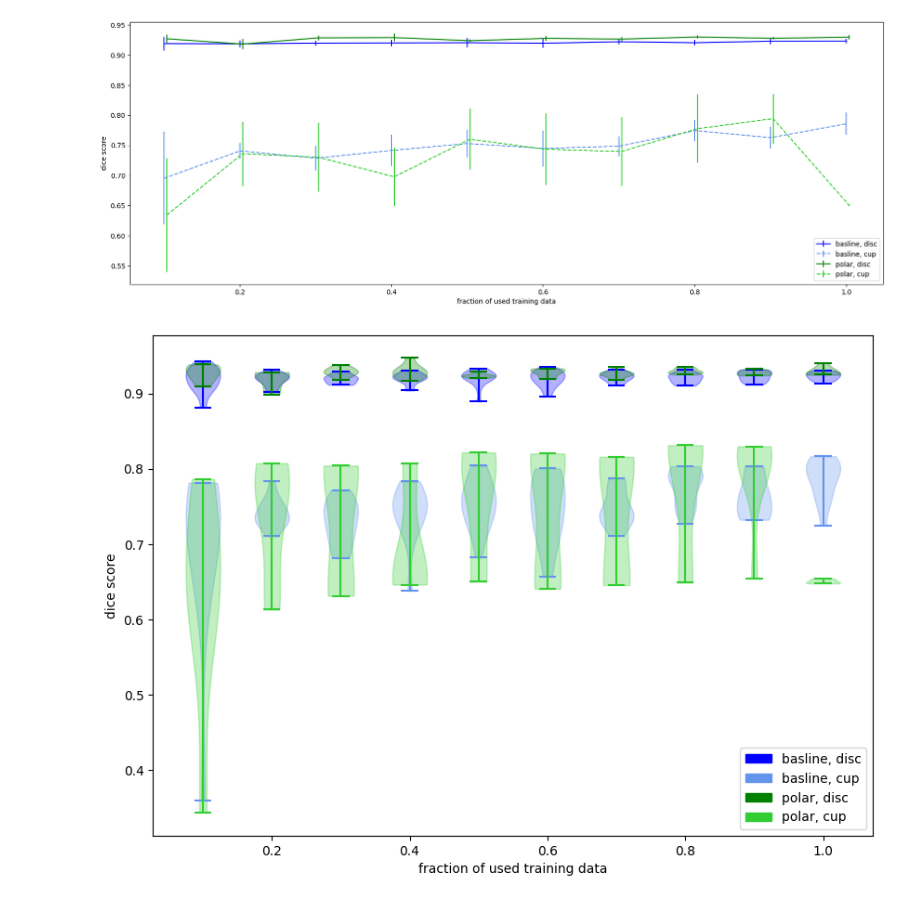
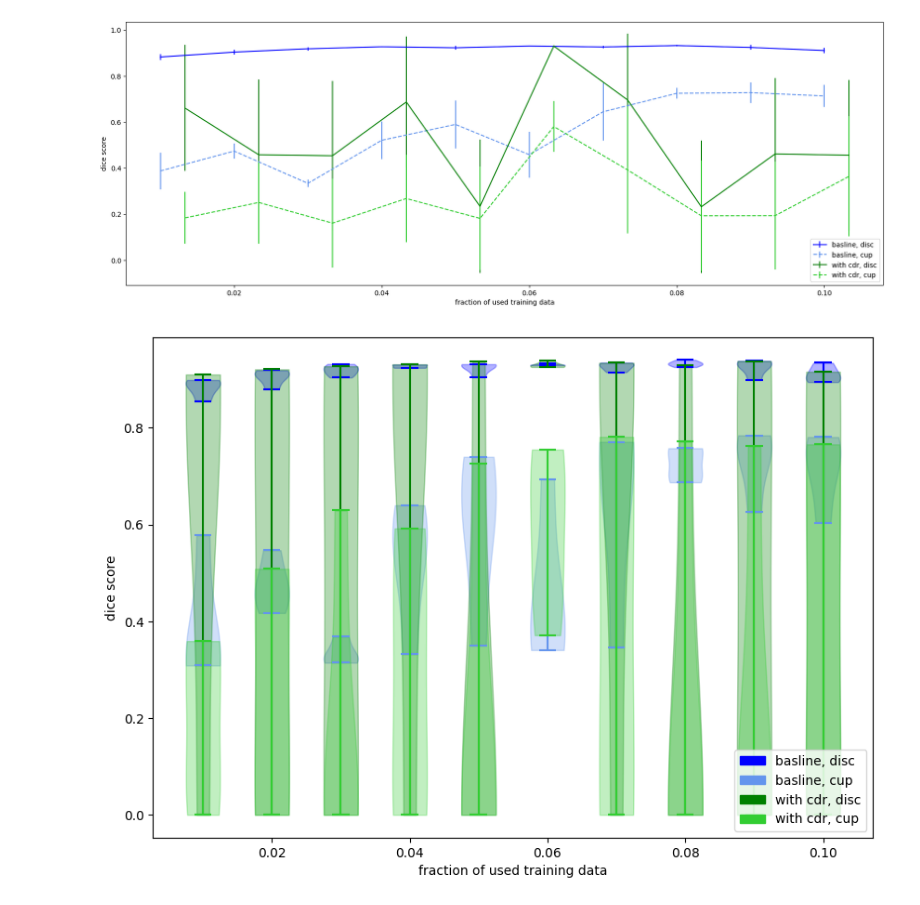
Before and after one commit to mo1333/anatomically_coherent_segmentation, a Jupyter notebook: evaluation_of_data_shortage.ipynb, the cells around one changed output. Cells and saved outputs as stored; diff of their text form; code cells hidden in the pictures.

```diff
--- a/evaluation_of_data_shortage.ipynb
+++ b/evaluation_of_data_shortage.ipynb
@@ -11,19 +11,19 @@ import scipy.stats as stats
 # check out https://matplotlib.org/stable/api/_as_gen/matplotlib.axes.Axes.errorbar.html#matplotlib.axes.Axes.errorbar
 # for plot of numerous experiments with same settings
 
-exp_path = "experiments/" + "polar"
+exp_path = "experiments/" + "cdr5_precRange001_010_SOME_BAD_RUNS"
 if os.path.isfile(
         exp_path + "/simulated_data_shortage_output.csv"):  # check whether we have just a single experiment, or a collection
     data = [pd.read_csv(exp_path + "/simulated_data_shortage_output.csv")]
 else:
     data = [pd.read_csv(exp_path + "/" + path + "/simulated_data_shortage_output.csv") for path in
-            os.listdir(exp_path + "/") if not (path.endswith(".csv") or path.endswith(".pickle"))]
+            os.listdir(exp_path + "/") if not (path.endswith(".csv") or path.endswith(".pickle") or path.endswith(".gitignore"))]
 # %%
-disc_performances = [[number for number in sample["optic_disc_performance"]] for sample in data]
-cup_performances = [[number for number in sample["optic_cup_performance"]] for sample in data]
+# disc_performances = [[number for number in sample["optic_disc_performance"]] for sample in data]
+# cup_performances = [[number for number in sample["optic_cup_performance"]] for sample in data]
 
-# disc_performances = [[float(number[7:-1]) for number in sample["optic_disc_performance"]] for sample in data]
-# cup_performances = [[float(number[7:-1]) for number in sample["optic_cup_performance"]] for sample in data]
+disc_performances = [[float(number[7:-1]) for number in sample["optic_disc_performance"]] for sample in data]
+cup_performances = [[float(number[7:-1]) for number in sample["optic_cup_performance"]] for sample in data]
 percentages = [round(float(perc), 3) for perc in
                data[0]["percentage"]]  # assuming that all experiments were run with the same percentages
 # %%
@@ -87,6 +81,6 @@ plt.legend()
 # %%
-experiments_of_interest = ["standard", "polar"]
-experiments_labels = ["basline", "polar", "topological loss, very narrow"]
+experiments_of_interest = ["standard_percRange001_010", "cdr5_precRange001_010_SOME_BAD_RUNS"]
+experiments_labels = ["basline", "with cdr", "topological loss, very narrow"]
 # experiments_colors = [("b", "cornflowerblue"), ("green", "limegreen")]
 experiments_colors = [("b", "cornflowerblue"), ("green", "limegreen"), ("orangered", "coral")]
 exp_paths = ["experiments/" + name for name in experiments_of_interest]
@@ -109,12 +103,12 @@ plt.ylabel("dice score")
 plt.legend(loc=4) # loc 4 ... lower right
 plt.show()
 # %% [output]
-[figure, old version]
+[figure, new version]
 # %%
 patches = []
 labels = []
 plt.rcParams["figure.figsize"] = (10,7)
-width = 0.05
+width = 0.005
 
 for i in range(len(experiments_of_interest)):
     with open(exp_paths[i] + "/whole_data.pickle", "rb") as handle:
@@ -122,31 +116,31 @@ for i in range(len(experiments_of_interest)):
     violin = plt.violinplot(data["disc_performance"],
                             positions = data["percentages"],
                             widths=width) # widths depends on the percentage area we look at
     for pc in violin['bodies']:
         pc.set_facecolor(experiments_colors[i][0])
         pc.set_edgecolor(experiments_colors[i][0])
     for partname in ('cbars','cmins','cmaxes'):
         vp = violin[partname]
         vp.set_edgecolor(experiments_colors[i][0])
     patches.append(mpatches.Patch(color=experiments_colors[i][0]))
     labels.append(experiments_labels[i] + ", disc")
 
     violin = plt.violinplot(data["cup_performance"],
                             positions = data["percentages"],
                             widths=width) # widths depends on the percentage area we look at
     for pc in violin['bodies']:
         pc.set_facecolor(experiments_colors[i][1])
         pc.set_edgecolor(experiments_colors[i][1])
     for partname in ('cbars','cmins','cmaxes'):
         vp = violin[partname]
         vp.set_edgecolor(experiments_colors[i][1])
     patches.append(mpatches.Patch(color=experiments_colors[i][1]))
     labels.append(experiments_labels[i] + ", cup")
 
 
 plt.xlabel("fraction of used training data")
 plt.ylabel("dice score")
 plt.legend(patches, labels, loc=4) # loc 4 ... lower right
 plt.show()
 # %% [output]
-[figure, old version]
+[figure, new version]
```
Also changed, not shown: parts of 3 cells of this notebook, 2 other files.
